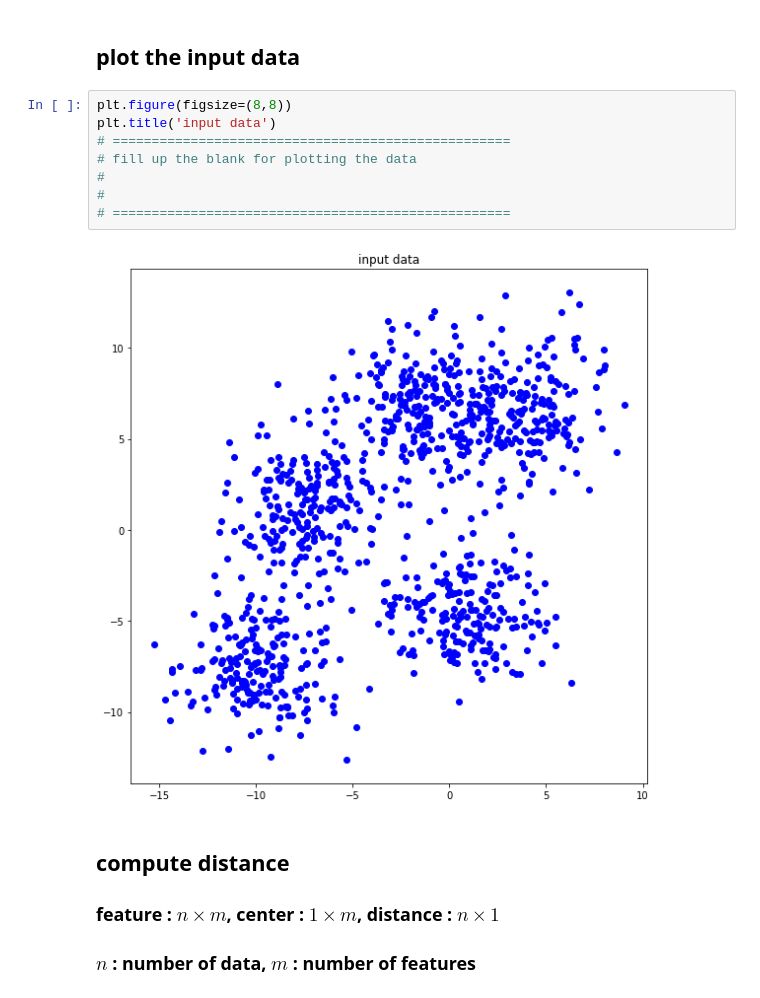
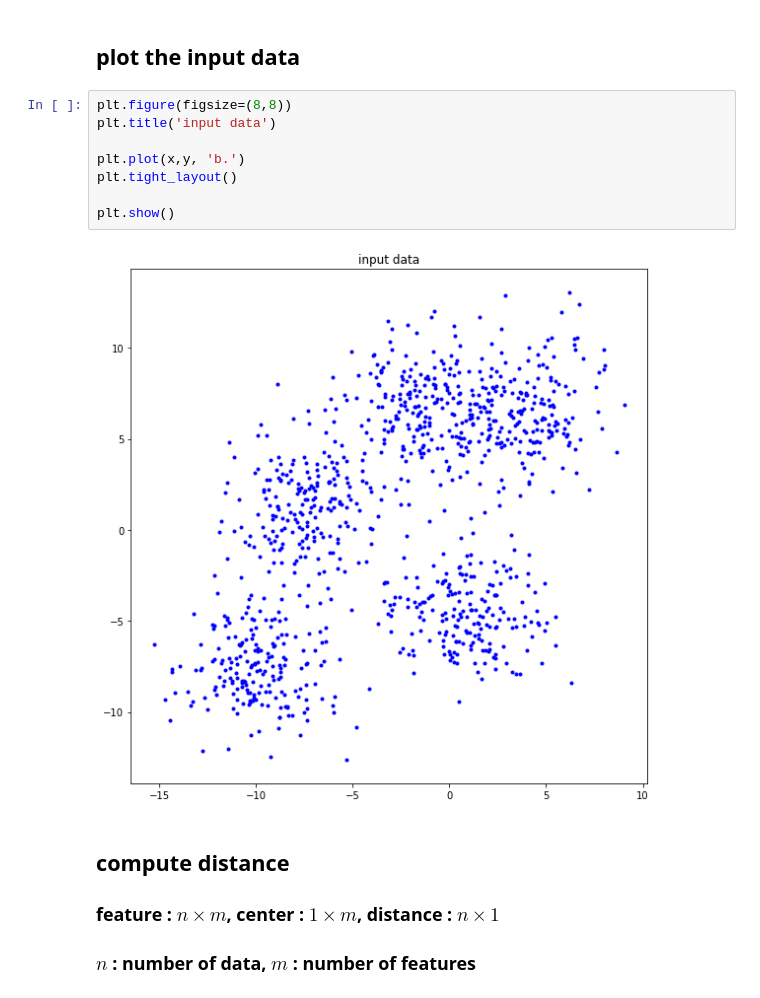
Before and after one commit to math0917/assignment-machine-learning, a Jupyter notebook: 11/assignment_11.ipynb, the cells around one changed output. Saved outputs shown, nothing was run; the diff lists cells and outputs as text.

```diff
--- a/11/assignment_11.ipynb
+++ b/11/assignment_11.ipynb
@@ -30,13 +30,13 @@ number of feature : 2
 # %%
 plt.figure(figsize=(8,8))
 plt.title('input data')
-# ===================================================
-# fill up the blank for plotting the data
-#
-#
-# ===================================================
+
+plt.plot(x,y, 'b.')
+plt.tight_layout()
+
+plt.show()
 # %% [output]
-[figure, old version]
+[figure, new version]
 # %% [markdown]
 ## compute distance
 ### feature : $n \times m$, center : $1 \times m$, distance : $n \times 1$
```
